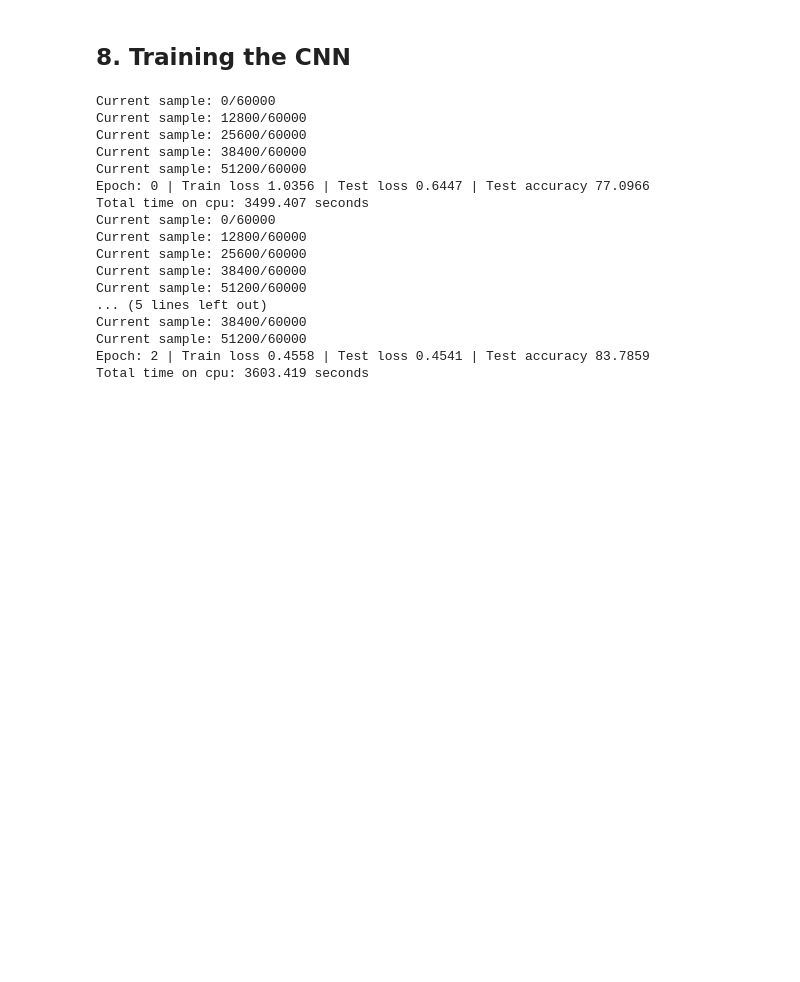
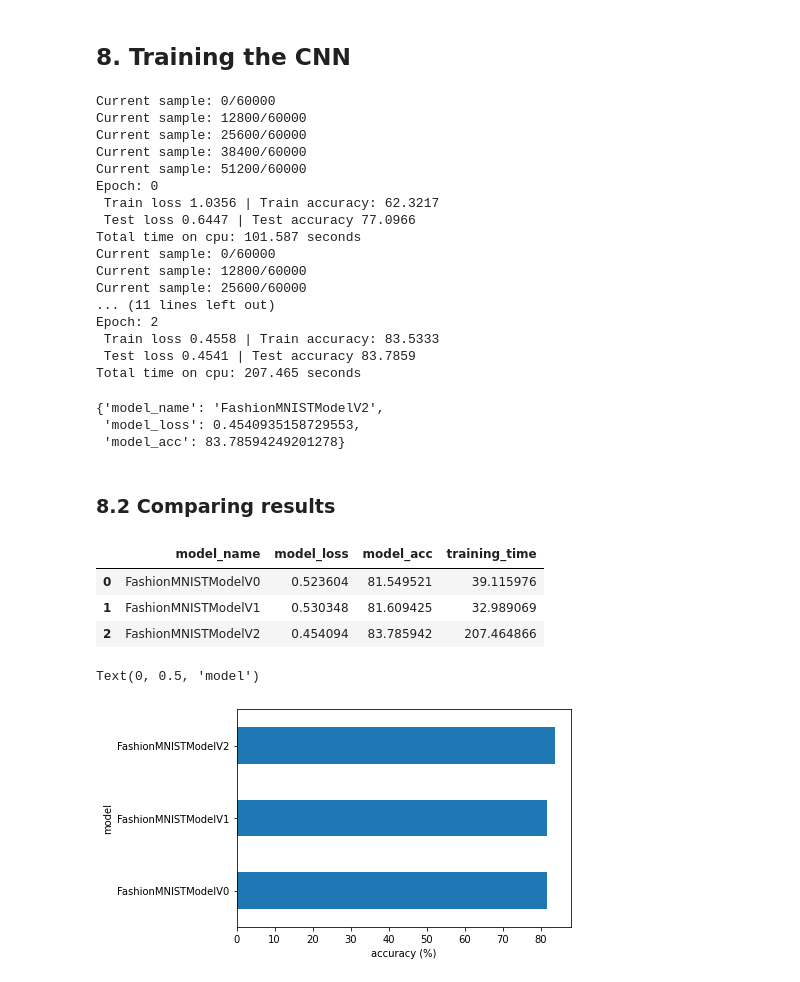
Before and after one commit to kay-squared/PyTorchLearn, a Jupyter notebook: 03_PyTorch_NN_ComputerVision_Video.ipynb, the cells around one changed output. Drawn from its saved outputs; the diff is of its cells as text; code cells hidden in the pictures; blank space fills up the shorter version.

```diff
--- a/03_PyTorch_NN_ComputerVision_Video.ipynb
+++ b/03_PyTorch_NN_ComputerVision_Video.ipynb
@@ -703,7 +692,8 @@ class FashionMNISTModelV2(nn.Module):
                   stride=1,
                   padding=1),
         nn.ReLU(),
-        nn.MaxPool2d(kernel_size=2)
+        nn.MaxPool2d(kernel_size=2,
+                     stride=2)
 
     )
 
@@ -848,6 +833,10 @@ torch.Size([1, 10])
 # %% [markdown]
 ## 8. Training the CNN
 # %%
+torch.manual_seed(42)
+model_2 = FashionMNISTModelV2(input_shape = 1,
+                              hidden_units=10,
+                              output_shape = len(class_names)).to(device)
 loss_fn = nn.CrossEntropyLoss()
 optimizer = torch.optim.SGD(params = model_2.parameters(),
                             lr = 0.01)
@@ -871,7 +860,7 @@ for epoch in np.arange(epochs):
                                   accuracy_fn = accuracy_fn,
                                   device = device)
 
-  print(f"Epoch: {epoch} | Train loss {train_loss:.4f} | Test loss {test_loss:.4f} | Test accuracy {test_acc:.4f}")
+  print(f"Epoch: {epoch} \n Train loss {train_loss:.4f} | Train accuracy: {train_acc:.4f} \n Test loss {test_loss:.4f} | Test accuracy {test_acc:.4f}")
 
   train_time_end = timer()
   total_train_time_model_2 = print_train_time(train_time_start,
@@ -883,15 +872,48 @@ Current sample: 12800/60000
 Current sample: 25600/60000
 Current sample: 38400/60000
 Current sample: 51200/60000
-Epoch: 0 | Train loss 1.0356 | Test loss 0.6447 | Test accuracy 77.0966
-Total time on cpu: 3499.407 seconds
+Epoch: 0
+ Train loss 1.0356 | Train accuracy: 62.3217
+ Test loss 0.6447 | Test accuracy 77.0966
+Total time on cpu: 101.587 seconds
 Current sample: 0/60000
 Current sample: 12800/60000
 Current sample: 25600/60000
-Current sample: 38400/60000
-Current sample: 51200/60000
-... (5 lines left out)
-Current sample: 38400/60000
-Current sample: 51200/60000
-Epoch: 2 | Train loss 0.4558 | Test loss 0.4541 | Test accuracy 83.7859
-Total time on cpu: 3603.419 seconds
+... (11 lines left out)
+Epoch: 2
+ Train loss 0.4558 | Train accuracy: 83.5333
+ Test loss 0.4541 | Test accuracy 83.7859
+Total time on cpu: 207.465 seconds
+# %%
+model_2_results = eval_model(model = model_2,
+                            data_loader = test_dataloader,
+                            loss_fn = loss_fn,
+                            accuracy_fn = accuracy_fn,
+                            device = device)
+
+
+model_2_results
+# %% [output]
+{'model_name': 'FashionMNISTModelV2',
+ 'model_loss': 0.4540935158729553,
+ 'model_acc': 83.78594249201278}
+# %% [markdown]
+### 8.2 Comparing results
+# %%
+import pandas as pd
+compare_results = pd.DataFrame([model_0_results, model_1_results, model_2_results])
+compare_results["training_time"] = [total_train_time_model_0, total_train_time_model_1, total_train_time_model_2]
+compare_results.head()
+# %% [output]
+|  | model_name | model_loss | model_acc | training_time |
+| 0 | FashionMNISTModelV0 | 0.523604 | 81.549521 | 39.115976 |
+| 1 | FashionMNISTModelV1 | 0.530348 | 81.609425 | 32.989069 |
+| 2 | FashionMNISTModelV2 | 0.454094 | 83.785942 | 207.464866 |
+# %%
+# visualize results (tradeoff between accuracy adn compute time)
+compare_results.set_index("model_name")["model_acc"].plot(kind="barh")
+plt.xlabel("accuracy (%)")
+plt.ylabel("model")
+# %% [output]
+Text(0, 0.5, 'model')
+[figure, added]
```
Also changed, not shown: parts of 14 cells of this notebook.
